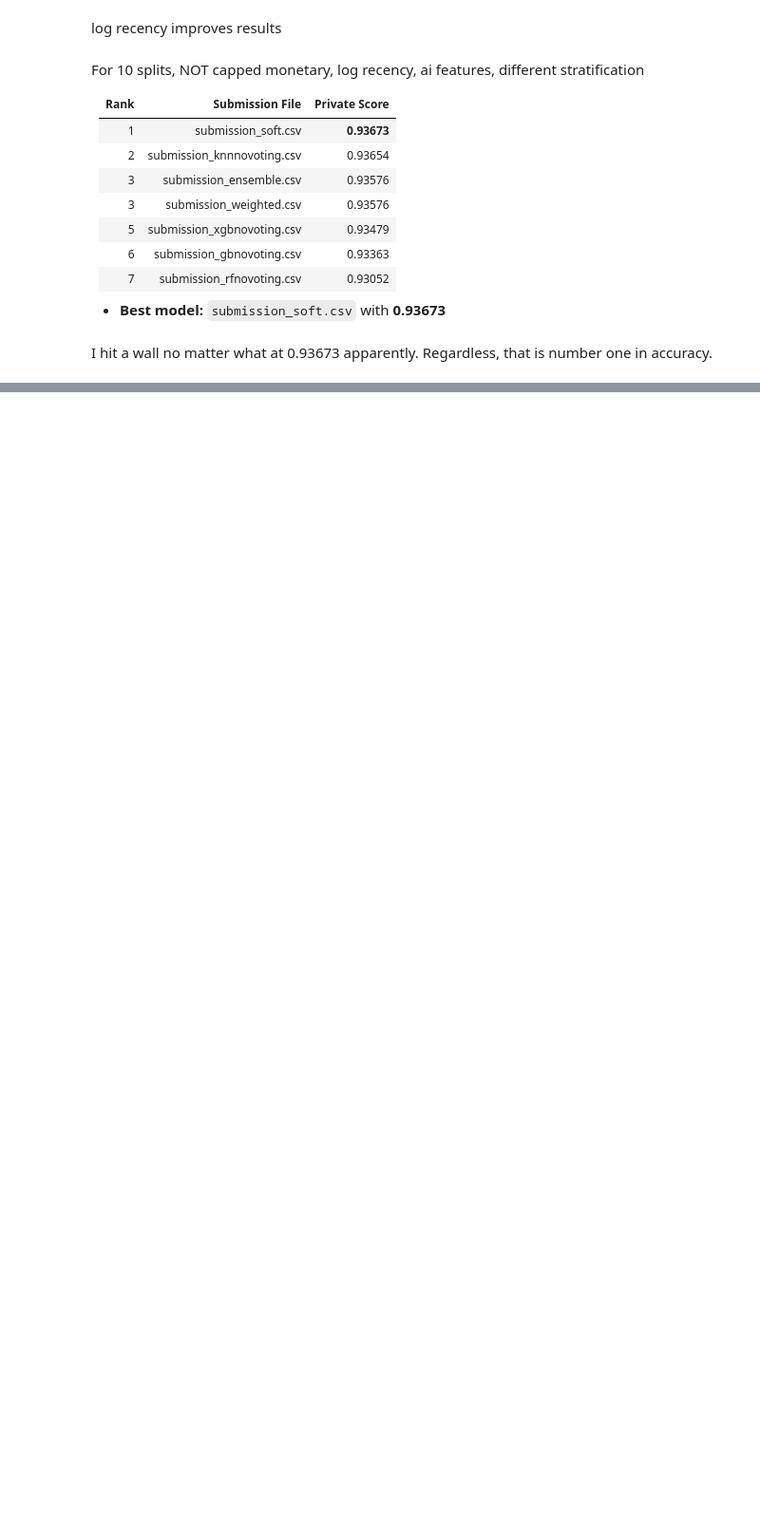
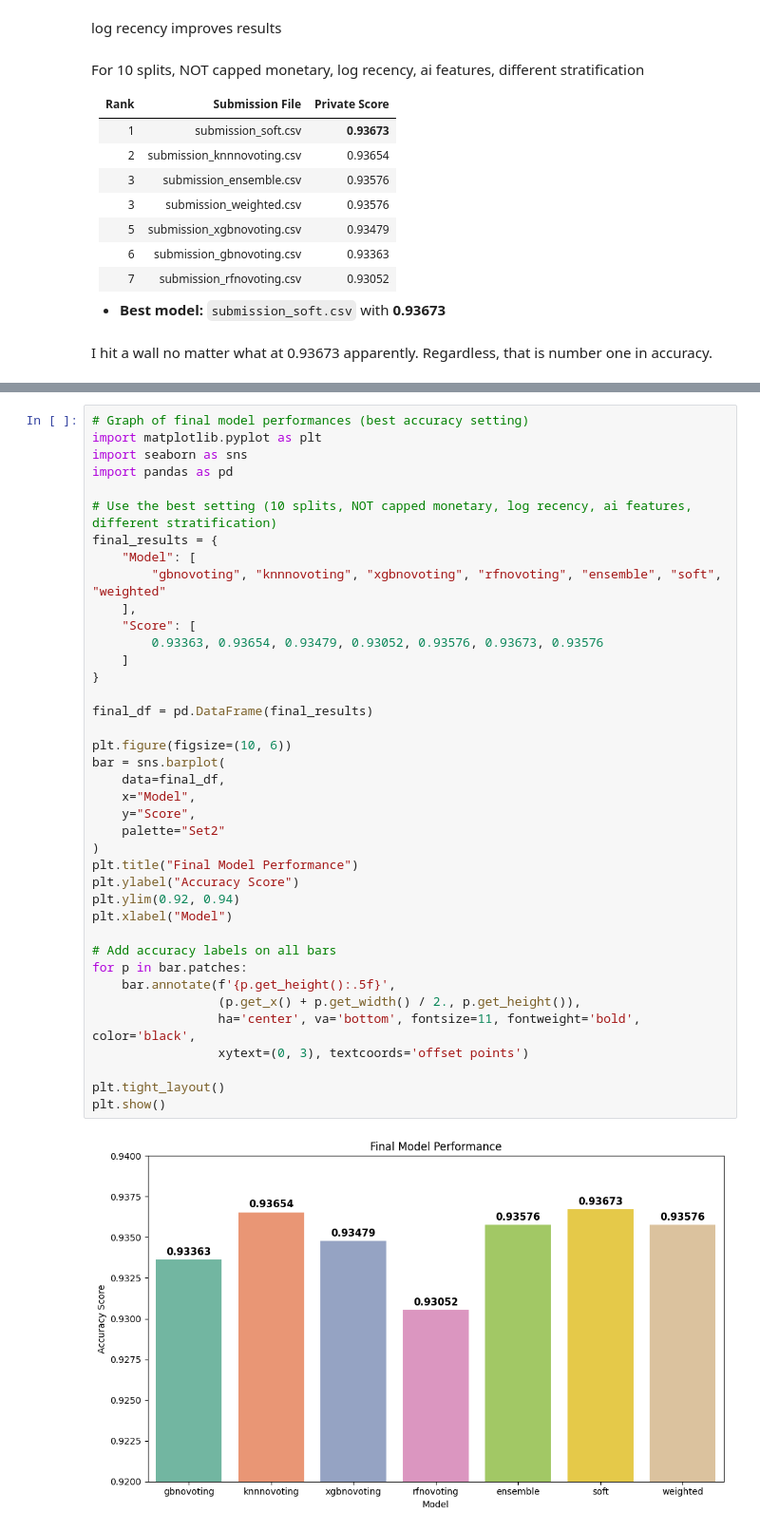
Before and after one commit to pedrosalgado22/WWW_Regression_, a Jupyter notebook: finalWWWnotebook.ipynb, the cells around one changed output, grey strips where cells are left out. Shown at 95% size. Saved outputs shown, nothing was run; the diff lists cells and outputs as text; blank space fills up the shorter version.

```diff
--- a/finalWWWnotebook.ipynb
+++ b/finalWWWnotebook.ipynb
@@ -1089,3 +1089,44 @@ I hit a wall no matter what at 0.93673 apparently. Regardless, that is number on
 # %% [markdown]
 I did manage to enter 0.937 territory twice but did not register my exact parameters for the submission as I was still experimenting. Still, objective sucedeed, for a fairly easy dataset.
 ![image.png](attachment:image.png)
+# %%
+# Graph of final model performances (best accuracy setting)
+import matplotlib.pyplot as plt
+import seaborn as sns
+import pandas as pd
+
+# Use the best setting (10 splits, NOT capped monetary, log recency, ai features, different stratification)
+final_results = {
+    "Model": [
+        "gbnovoting", "knnnovoting", "xgbnovoting", "rfnovoting", "ensemble", "soft", "weighted"
+    ],
+    "Score": [
+        0.93363, 0.93654, 0.93479, 0.93052, 0.93576, 0.93673, 0.93576
+    ]
+}
+
+final_df = pd.DataFrame(final_results)
+
+plt.figure(figsize=(10, 6))
+bar = sns.barplot(
+    data=final_df,
+    x="Model",
+    y="Score",
+    palette="Set2"
+)
+plt.title("Final Model Performance")
+plt.ylabel("Accuracy Score")
+plt.ylim(0.92, 0.94)
+plt.xlabel("Model")
+
+# Add accuracy labels on all bars
+for p in bar.patches:
+    bar.annotate(f'{p.get_height():.5f}',
+                 (p.get_x() + p.get_width() / 2., p.get_height()),
+                 ha='center', va='bottom', fontsize=11, fontweight='bold', color='black',
+                 xytext=(0, 3), textcoords='offset points')
+
+plt.tight_layout()
+plt.show()
+# %% [output]
+[figure, added]
```
